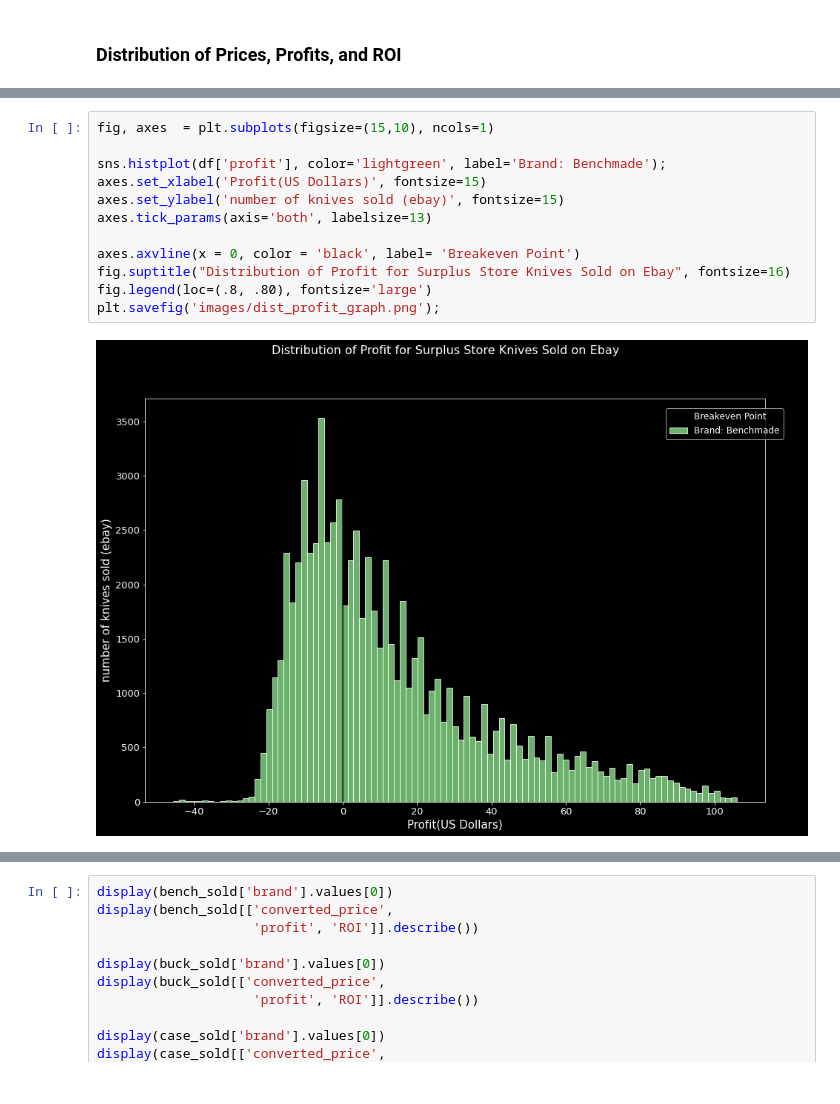
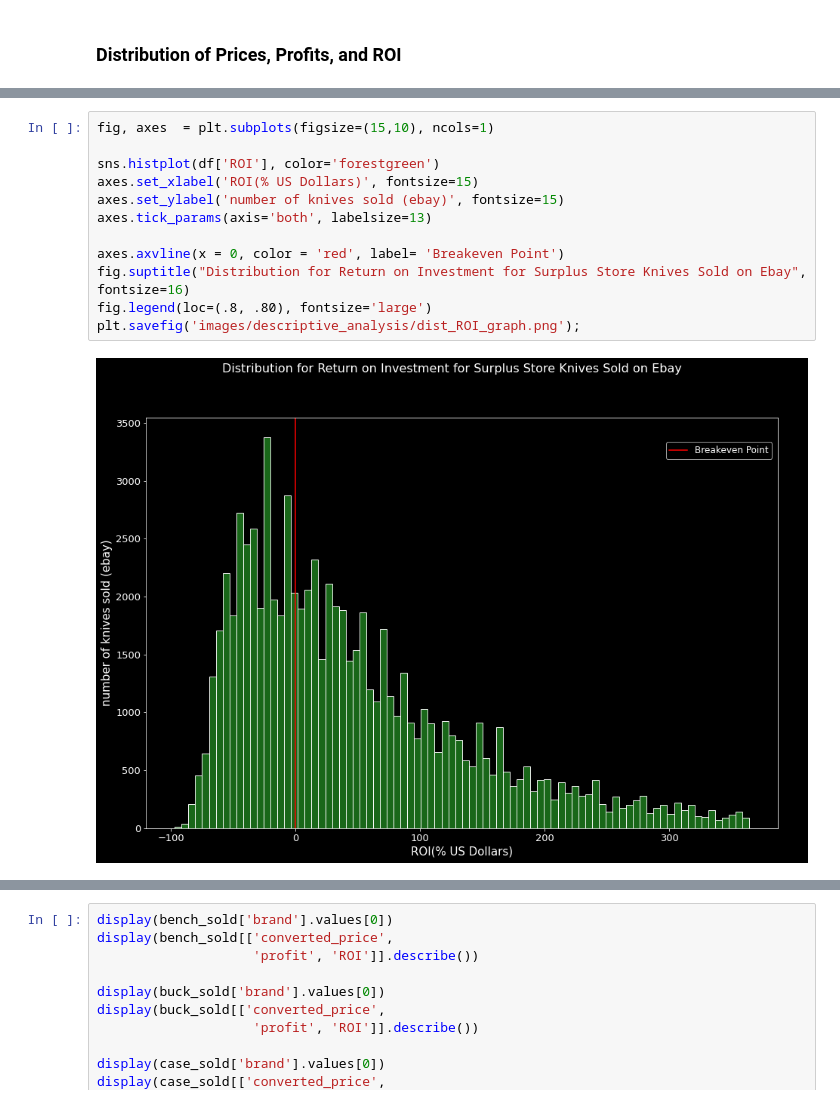
Before and after one commit to ddey117/Neural_Network_Predicting_Reseller_Success_Ebay, a Jupyter notebook: Notebooks/Obtain_Explore_Notebook.ipynb, the cells around one changed output, grey strips where cells are left out. Cells and saved outputs as stored; diff of their text form.

```diff
--- a/Notebooks/Obtain_Explore_Notebook.ipynb
+++ b/Notebooks/Obtain_Explore_Notebook.ipynb
@@ -962,14 +969,14 @@ plt.savefig('images/dist_price_graph.png');
 # %%
 fig, axes  = plt.subplots(figsize=(15,10), ncols=1)
 
-sns.histplot(df['profit'], color='lightgreen', label='Brand: Benchmade');
-axes.set_xlabel('Profit(US Dollars)', fontsize=15)
+sns.histplot(df['ROI'], color='forestgreen')
+axes.set_xlabel('ROI(% US Dollars)', fontsize=15)
 axes.set_ylabel('number of knives sold (ebay)', fontsize=15)
 axes.tick_params(axis='both', labelsize=13)
 
-axes.axvline(x = 0, color = 'black', label= 'Breakeven Point')
-fig.suptitle("Distribution of Profit for Surplus Store Knives Sold on Ebay", fontsize=16)
+axes.axvline(x = 0, color = 'red', label= 'Breakeven Point')
+fig.suptitle("Distribution for Return on Investment for Surplus Store Knives Sold on Ebay", fontsize=16)
 fig.legend(loc=(.8, .80), fontsize='large')
-plt.savefig('images/dist_profit_graph.png');
+plt.savefig('images/descriptive_analysis/dist_ROI_graph.png');
 # %% [output]
-[figure, old version]
+[figure, new version]
```
Also changed, not shown: parts of 62 cells of this notebook, 10 other files.
